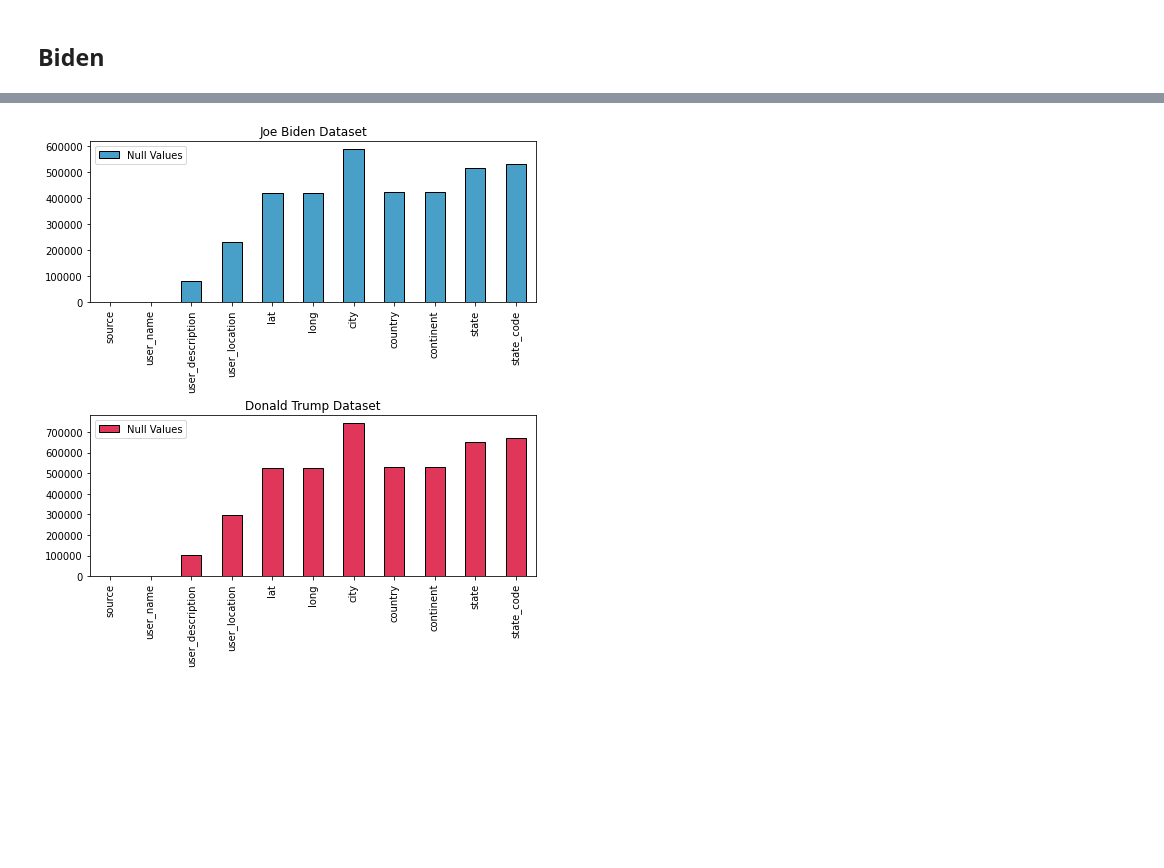
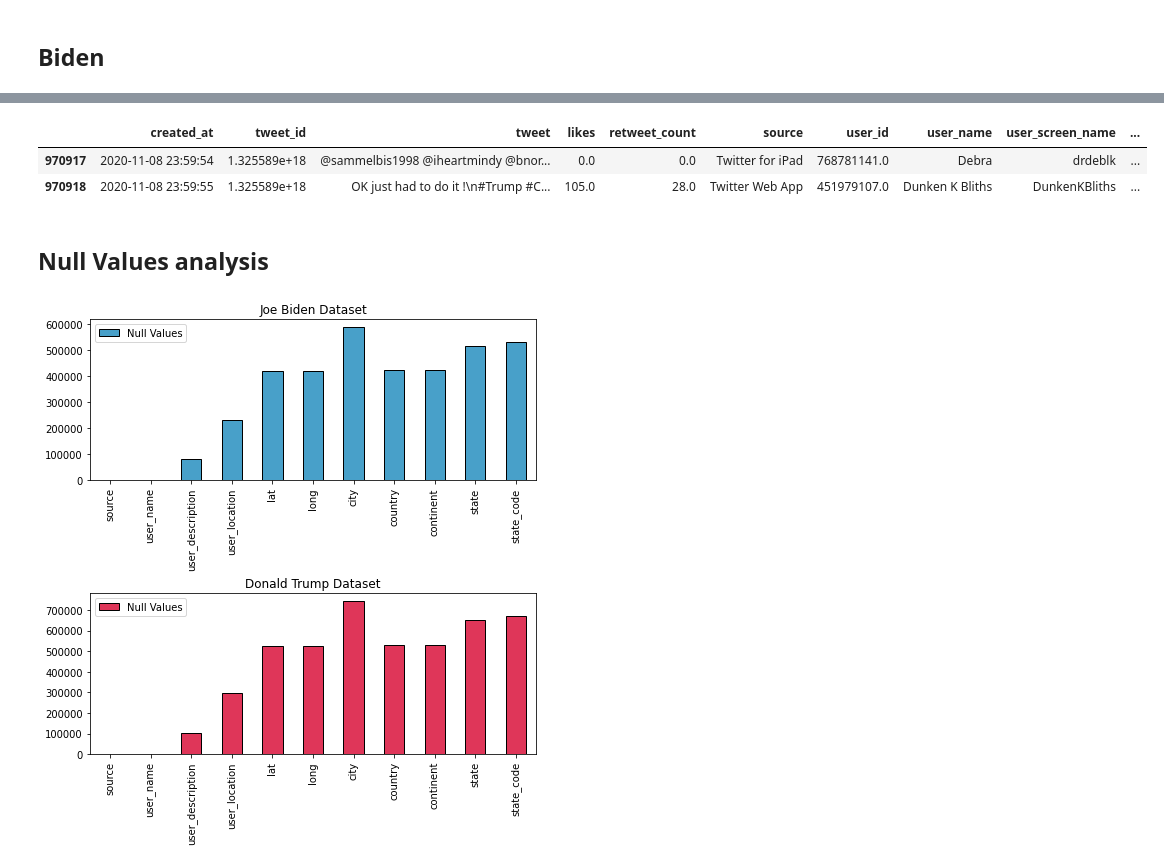
Before and after one commit to sydney-machine-learning/sentimentanalysis-USelections, a Jupyter notebook: main.ipynb, the cells around one changed output, grey strips where cells are left out. Saved outputs shown, nothing was run; the diff lists cells and outputs as text; code cells hidden in the pictures; blank space fills up the shorter version.

```diff
--- a/main.ipynb
+++ b/main.ipynb
@@ -166 +157,7 @@ tweets_trump['retweet_norm'] = normalise(tweets_trump['retweet_count'],t_tdiff)
+# %%
+tweets_trump.tail(2)
+# %% [output]
+|  | created_at | tweet_id | tweet | likes | retweet_count | source | user_id | user_name | user_screen_name | ... |
+| 970917 | 2020-11-08 23:59:54 | 1.325589e+18 | @sammelbis1998 @iheartmindy @bnor... | 0.0 | 0.0 | Twitter for iPad | 768781141.0 | Debra | drdeblk | ... |
+| 970918 | 2020-11-08 23:59:55 | 1.325589e+18 | OK just had to do it !\n#Trump #C... | 105.0 | 28.0 | Twitter Web App | 451979107.0 | Dunken K Bliths | DunkenKBliths | ... |
 # %%
@@ -219,6 +216,8 @@ def thousands2(x, pos):
     return '%1.1fK' % (x * 1e-3)
 
 formatterK2 = FuncFormatter(thousands2)
+# %% [markdown]
+## Null Values analysis
 # %%
 na_vals_b=pd.DataFrame({'Null Values':tweets_biden.isna().sum()})
 na_vals_b=na_vals_b.loc[na_vals_b['Null Values'] > 0]
```
Also changed, not shown: parts of 11 cells of this notebook.
